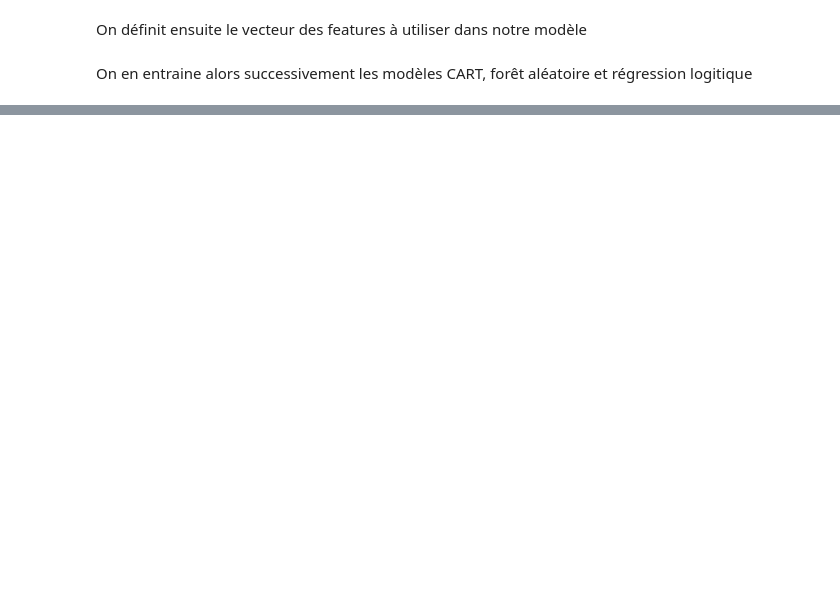
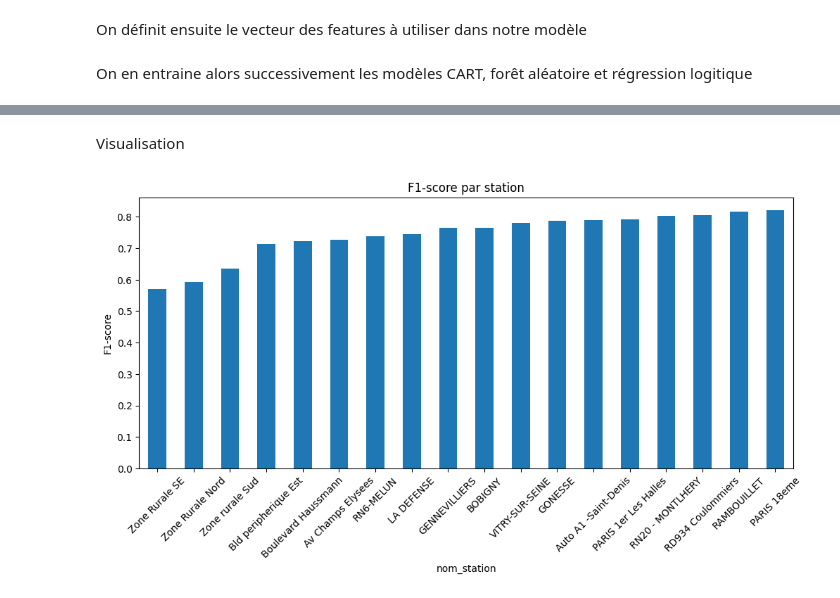
Before and after one commit to yaminkonlambigue/projet-qualite-air, a Jupyter notebook: notebooks/04_modelisation.ipynb, the cells around one changed output, grey strips where cells are left out. Drawn from its saved outputs; the diff is of its cells as text; code cells hidden in the pictures; blank space fills up the shorter version.

Commit message:
Comparaison des modèles + analyses par station

```diff
--- a/notebooks/04_modelisation.ipynb
+++ b/notebooks/04_modelisation.ipynb
@@ -22,4 +25,4 @@ df.columns = df.columns.str.strip()
 # %% [markdown]
 Certaines variables inutiles doivent être supprimer avant l'entrainement du modèle, sinon le modèle entrainera du bruit
 # %%
-df = df.drop(columns=["nom_station", "type_station", "lon", "lat", "distance_km", "datetime_debut"])
+df = df.drop(columns=["type_station", "lon", "lat", "distance_km", "datetime_debut"])
@@ -78,0 +102,13 @@ plt.show()
+# %%
+y_pred = model_rf.predict(X_test)
+df_test = X_test.copy()
+
+df_test["y_true"] = y_test
+df_test["y_pred"] = y_pred
+
+df_test["nom_station"] = df.loc[X_test.index, "nom_station"]
+# %%
+from src.models import metrics_par_station
+
+df_station_results = metrics_par_station(df_test)
+df_station_results.head()
@@ -78,0 +122,19 @@ plt.show()
+# %% [markdown]
+Visualisation
+# %%
+import matplotlib.pyplot as plt
+
+df_station_results.sort_values("f1_score").plot(
+    x="nom_station",
+    y="f1_score",
+    kind="bar",
+    figsize=(12,5),
+    legend=False
+)
+
+plt.title("F1-score par station")
+plt.ylabel("F1-score")
+plt.xticks(rotation=45)
+plt.show()
+# %% [output]
+[figure, added]
```
Also changed, not shown: parts of 11 cells of this notebook, 1 other file.
